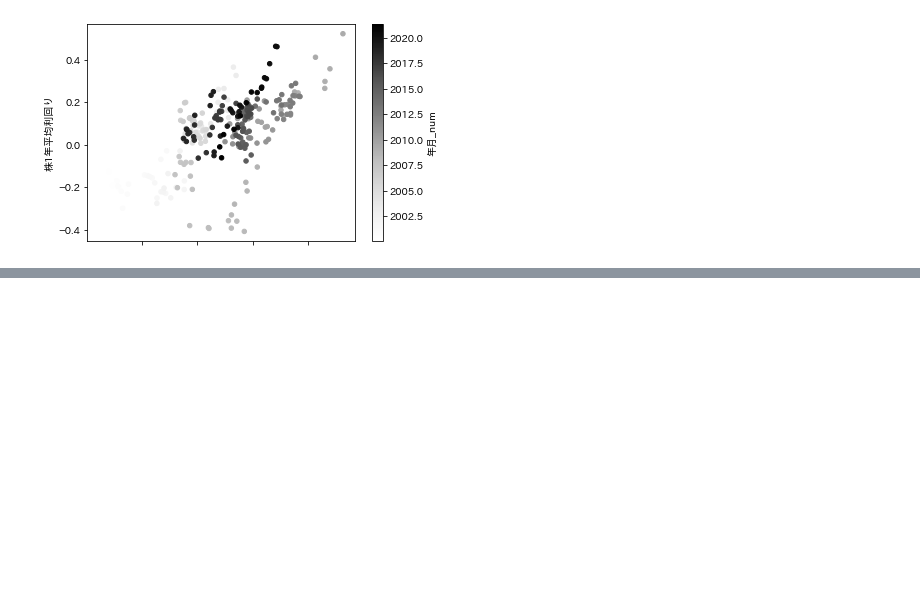
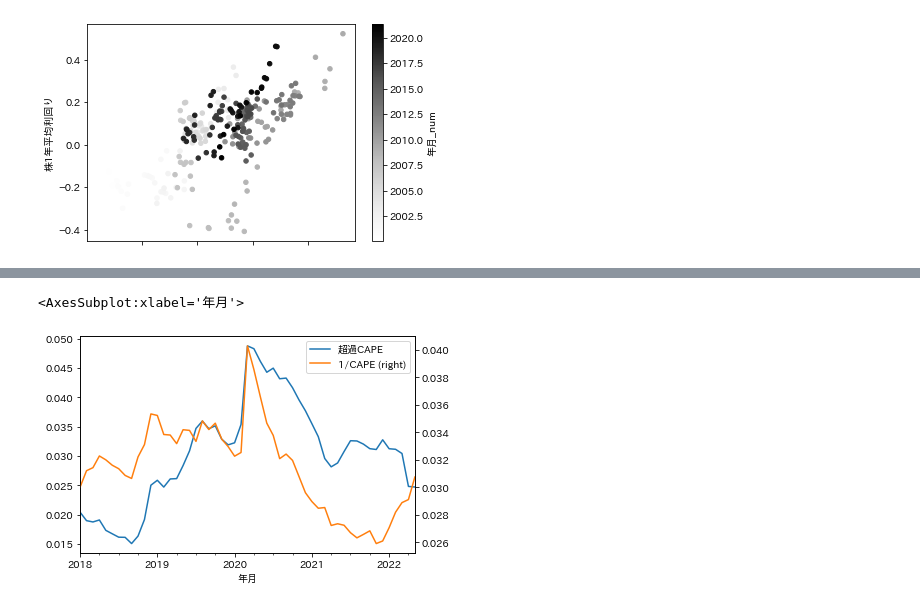
Before and after one commit to IntenF/cape_ratio_survey, a Jupyter notebook: notebook/20220528_CAPEレシオ調査.ipynb, the cells around one changed output, grey strips where cells are left out. Drawn from its saved outputs; the diff is of its cells as text; code cells hidden in the pictures; blank space fills up the shorter version.

```diff
--- a/notebook/20220528_CAPEレシオ調査.ipynb
+++ b/notebook/20220528_CAPEレシオ調査.ipynb
@@ -222,0 +268,5 @@ Name: 超過CAPE, Length: 1817, dtype: float64
+# %%
+data_df.query('"2018-01-01"<= 年月').set_index('年月')[['超過CAPE', '1/CAPE', ]].plot(secondary_y='1/CAPE')
+# %% [output]
+<AxesSubplot:xlabel='年月'>
+[figure, added]
```
Also changed, not shown: parts of 35 cells of this notebook.
